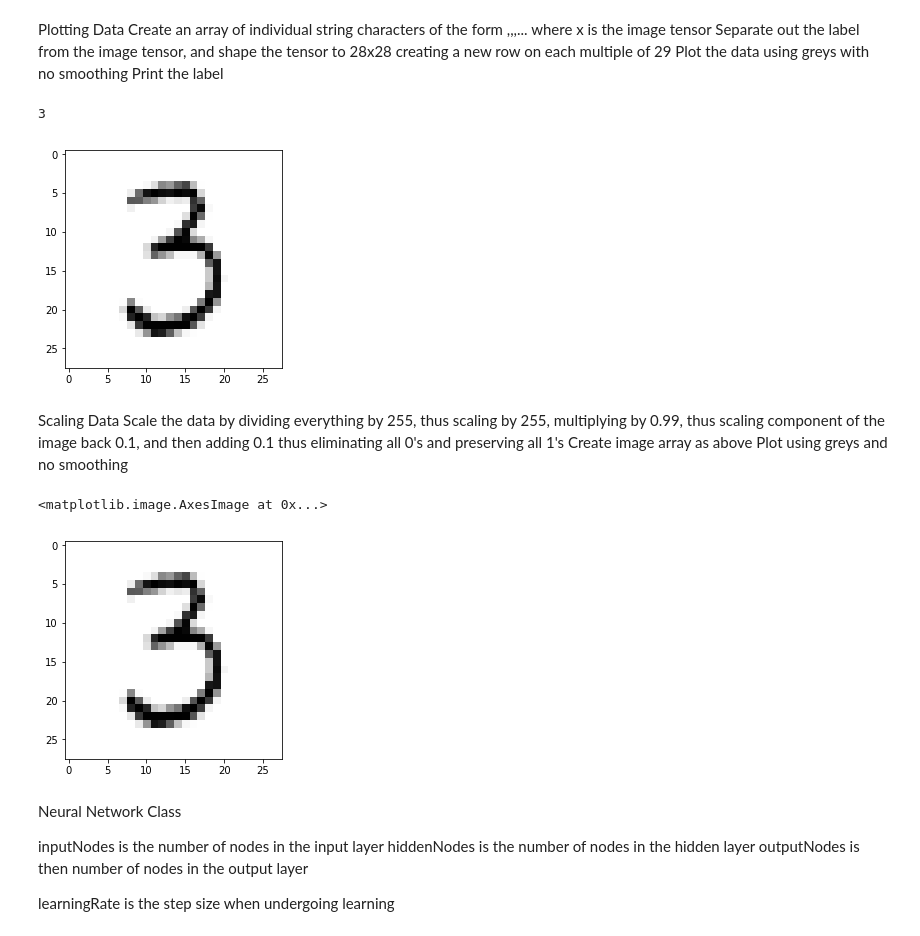
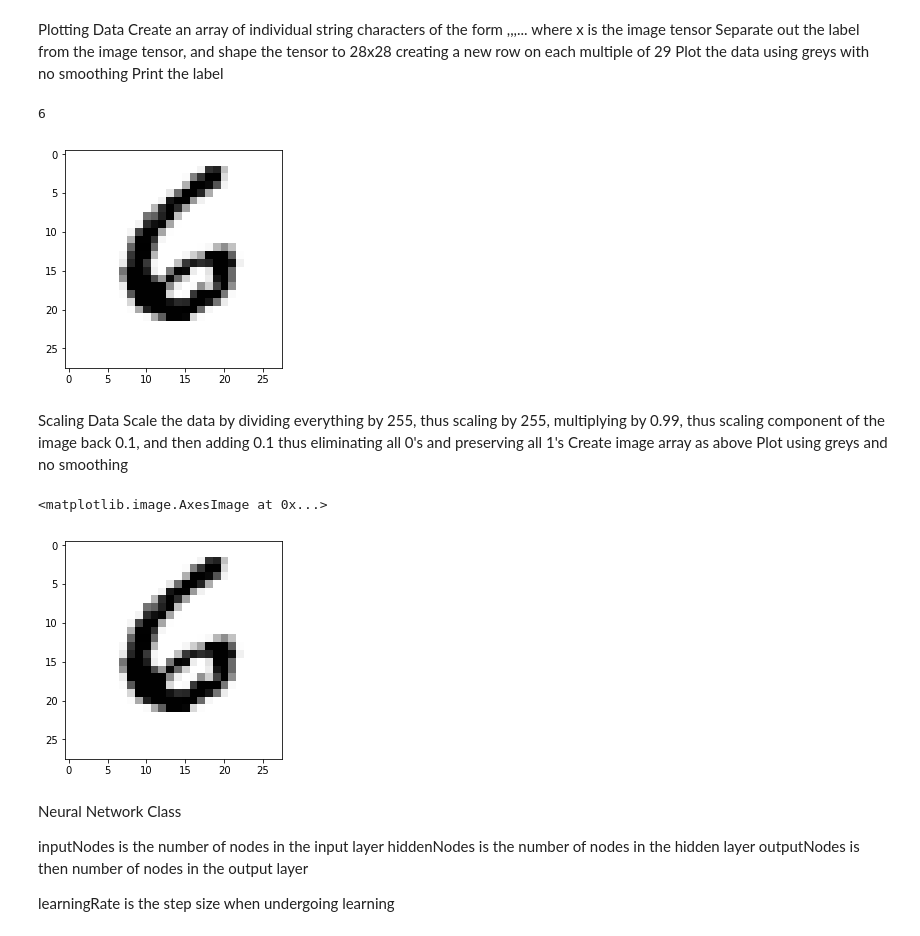
Before and after one commit to zachlefevre/NeuralNetFromScratch, a Jupyter notebook: NN from scratch.ipynb, the cells around one changed output. Cells and saved outputs as stored; diff of their text form; code cells hidden in the pictures.

```diff
--- a/NN from scratch.ipynb
+++ b/NN from scratch.ipynb
@@ -26,13 +26,13 @@ Separate out the label from the image tensor, and shape the tensor to 28x28 crea
 Plot the data using greys with no smoothing
 Print the label
 # %%
-training_data_array = training_data_list[50].split(',')
+training_data_array = training_data_list[90].split(',')
 img_array = np.asfarray(training_data_array[1:]).reshape((28,28))
 plt.imshow(img_array, cmap='Greys', interpolation='None')
 print(training_data_array[0])
 # %% [output]
-3
+6
-[figure, old version]
+[figure, new version]
 # %% [markdown]
 Scaling Data
 Scale the data by dividing everything by 255, thus scaling by 255, multiplying by 0.99, thus scaling component of the image back 0.1, and then adding 0.1 thus eliminating all 0's and preserving all 1's
@@ -44,7 +44,7 @@ scaled_img_array = scaled_training_data.reshape((28,28))
 plt.imshow(scaled_img_array, cmap='Greys', interpolation='None')
 # %% [output]
 <matplotlib.image.AxesImage at 0x...>
-[figure, old version]
+[figure, new version]
 # %% [markdown]
 Neural Network Class
 
```
Also changed, not shown: parts of 5 cells of this notebook.
